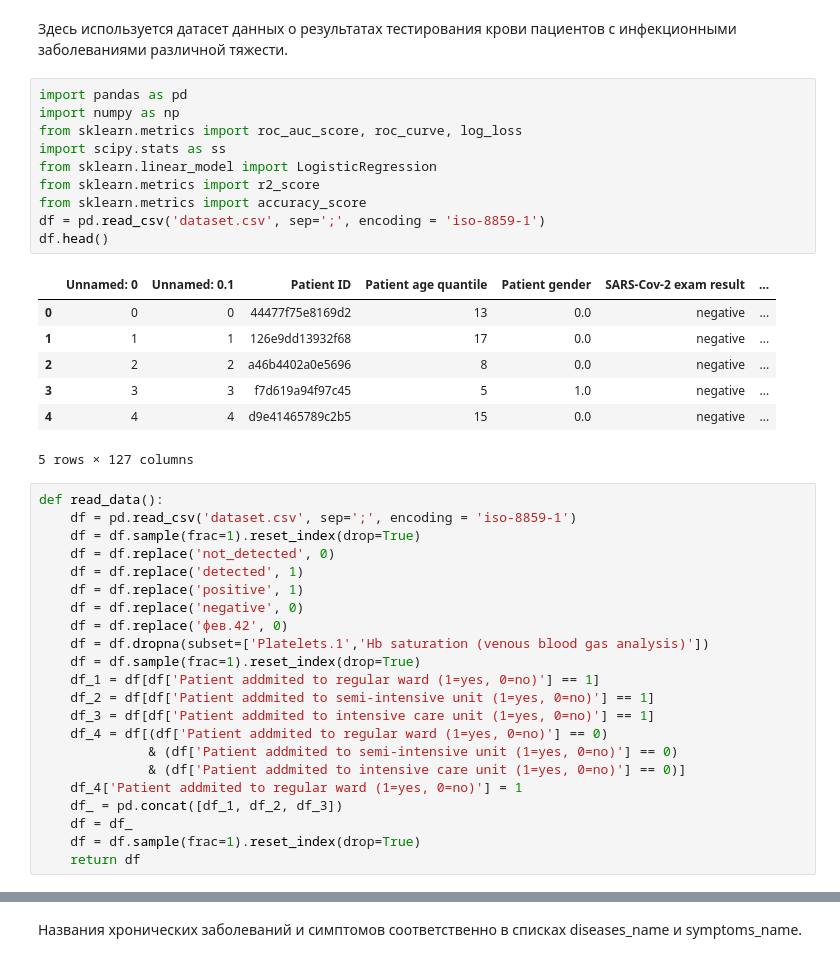
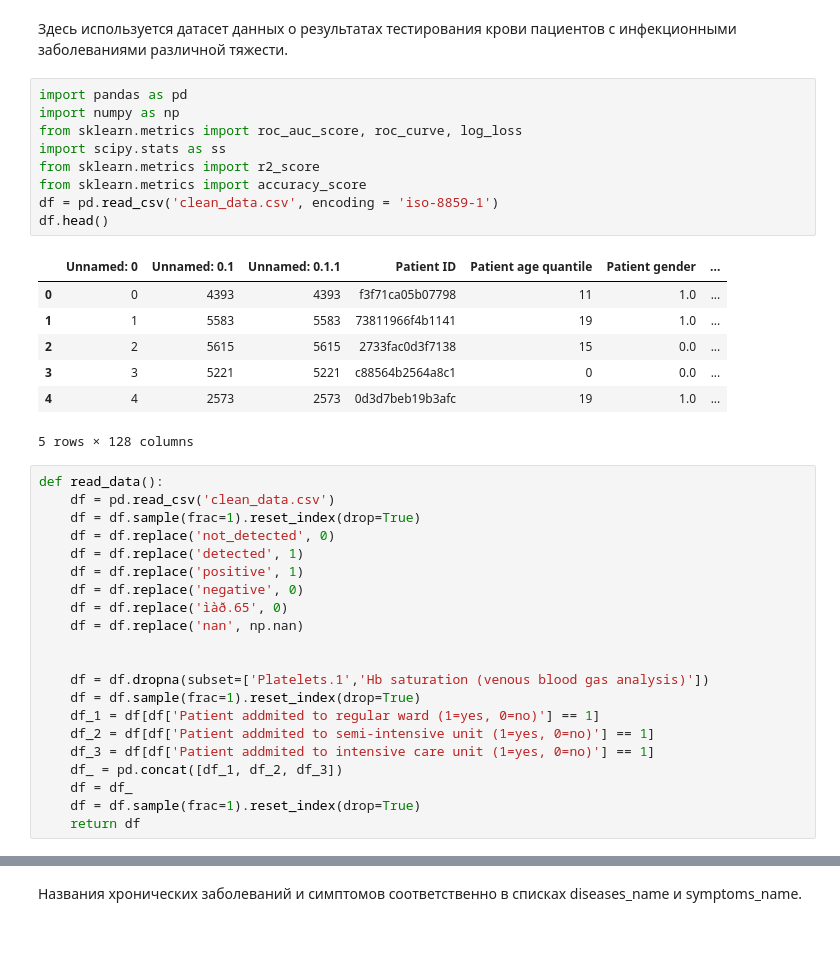
Before and after one commit to lissrbay/course_project, a Jupyter notebook: Logistic Regression.ipynb, the cells around one changed output, grey strips where cells are left out. Cells and saved outputs as stored; diff of their text form.

```diff
--- a/Logistic Regression.ipynb
+++ b/Logistic Regression.ipynb
@@ -3,39 +3,37 @@
 # %%
 import pandas as pd
 import numpy as np
 from sklearn.metrics import roc_auc_score, roc_curve, log_loss
 import scipy.stats as ss
-from sklearn.linear_model import LogisticRegression
 from sklearn.metrics import r2_score
 from sklearn.metrics import accuracy_score
-df = pd.read_csv('dataset.csv', sep=';', encoding = 'iso-8859-1')
+df = pd.read_csv('clean_data.csv', encoding = 'iso-8859-1')
 df.head()
 # %% [output]
-|  | Unnamed: 0 | Unnamed: 0.1 | Patient ID | Patient age quantile | Patient gender | SARS-Cov-2 exam result | ... |
-| 0 | 0 | 0 | 44477f75e8169d2 | 13 | 0.0 | negative | ... |
-| 1 | 1 | 1 | 126e9dd13932f68 | 17 | 0.0 | negative | ... |
-| 2 | 2 | 2 | a46b4402a0e5696 | 8 | 0.0 | negative | ... |
-| 3 | 3 | 3 | f7d619a94f97c45 | 5 | 1.0 | negative | ... |
-| 4 | 4 | 4 | d9e41465789c2b5 | 15 | 0.0 | negative | ... |
+|  | Unnamed: 0 | Unnamed: 0.1 | Unnamed: 0.1.1 | Patient ID | Patient age quantile | Patient gender | ... |
+| 0 | 0 | 4393 | 4393 | f3f71ca05b07798 | 11 | 1.0 | ... |
+| 1 | 1 | 5583 | 5583 | 73811966f4b1141 | 19 | 1.0 | ... |
+| 2 | 2 | 5615 | 5615 | 2733fac0d3f7138 | 15 | 0.0 | ... |
+| 3 | 3 | 5221 | 5221 | c88564b2564a8c1 | 0 | 0.0 | ... |
+| 4 | 4 | 2573 | 2573 | 0d3d7beb19b3afc | 19 | 1.0 | ... |
-5 rows × 127 columns
+5 rows × 128 columns
 # %%
 def read_data():
-    df = pd.read_csv('dataset.csv', sep=';', encoding = 'iso-8859-1')
+    df = pd.read_csv('clean_data.csv')
     df = df.sample(frac=1).reset_index(drop=True)
     df = df.replace('not_detected', 0)
     df = df.replace('detected', 1)
     df = df.replace('positive', 1)
     df = df.replace('negative', 0)
-    df = df.replace('фев.42', 0)
+    df = df.replace('ìàð.65', 0)
+    df = df.replace('nan', np.nan)
+
+
     df = df.dropna(subset=['Platelets.1','Hb saturation (venous blood gas analysis)'])
     df = df.sample(frac=1).reset_index(drop=True)
     df_1 = df[df['Patient addmited to regular ward (1=yes, 0=no)'] == 1]
     df_2 = df[df['Patient addmited to semi-intensive unit (1=yes, 0=no)'] == 1]
     df_3 = df[df['Patient addmited to intensive care unit (1=yes, 0=no)'] == 1]
-    df_4 = df[(df['Patient addmited to regular ward (1=yes, 0=no)'] == 0)
-              & (df['Patient addmited to semi-intensive unit (1=yes, 0=no)'] == 0)
-              & (df['Patient addmited to intensive care unit (1=yes, 0=no)'] == 0)]
-    df_4['Patient addmited to regular ward (1=yes, 0=no)'] = 1
     df_ = pd.concat([df_1, df_2, df_3])
     df = df_
     df = df.sample(frac=1).reset_index(drop=True)
```
Also changed, not shown: parts of 12 cells of this notebook, 1 other file.
